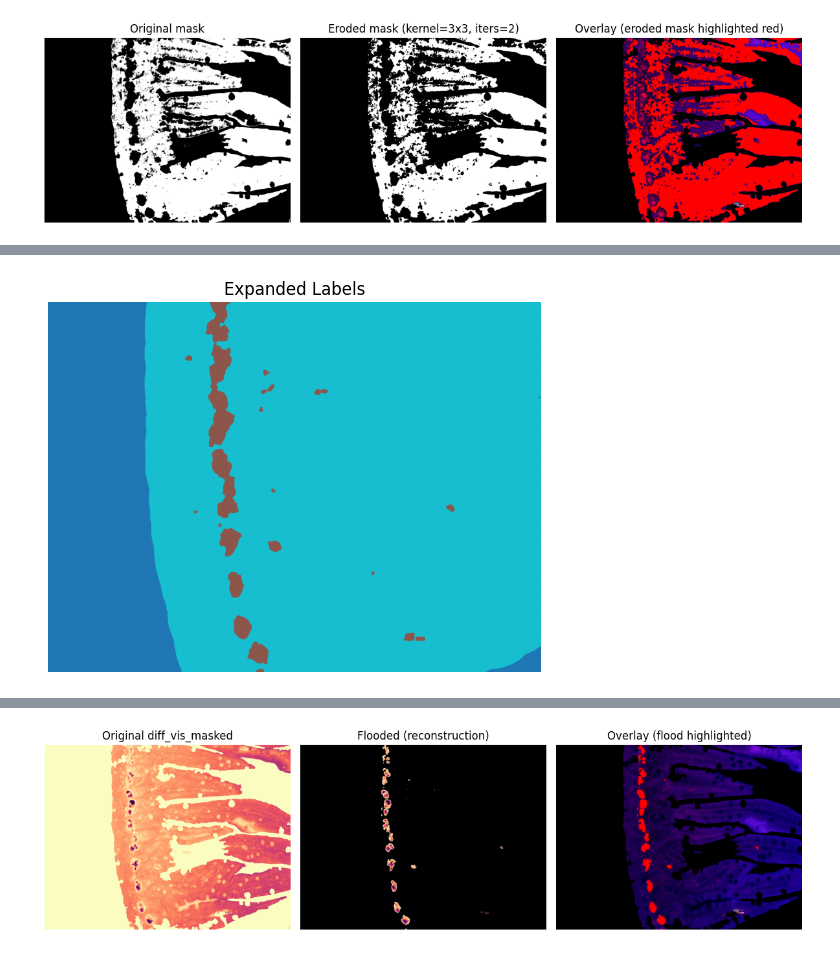
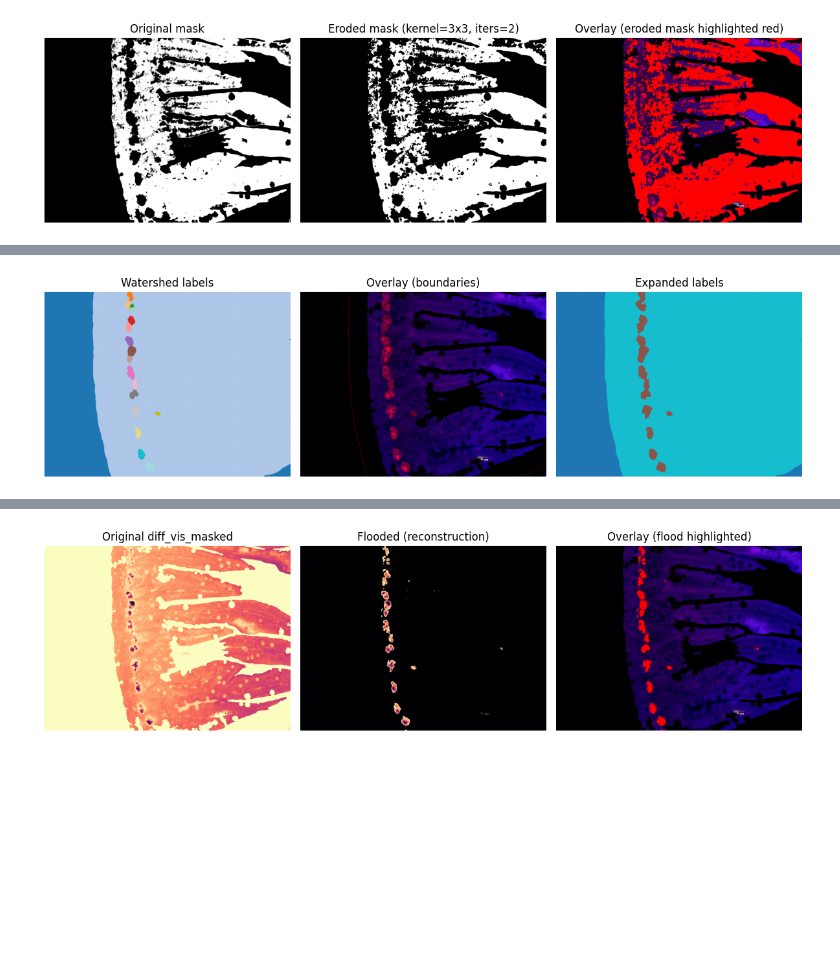
Before and after one commit to pbert5/lysozyme-stain-quantification, a Jupyter notebook: component development/rebuild.ipynb, the cells around one changed output, grey strips where cells are left out. Cells and saved outputs as stored; diff of their text form; code cells hidden in the pictures; blank space fills up the shorter version.

Commit message:
got a real good blob seperation, but turns out it would jsut be optimal to just take the expanded labels straight

```diff
--- a/component development/rebuild.ipynb
+++ b/component development/rebuild.ipynb
@@ -209,7 +209,10 @@ plt.show()
 [figure]
 # %%
 # show difference between recon_e_red_u8 and the original red channel (red_ch)
+from skimage import morphology
+footprint=np.ones((9, 9))
 diff_r =  red_ch.astype(int) > recon_e_red_u8.astype(int)
+diff_r = morphology.remove_small_objects(morphology.binary_erosion(diff_r, footprint=np.ones((3, 3))), min_size=100)
 
 print(f"diff stats: min={diff_r.min()}, max={diff_r.max()}, mean={diff_r.mean():.2f}")
 
@@ -319,59 +322,51 @@ plt.show()
 # %%
-from skimage.segmentation import expand_labels
-from skimage.segmentation import watershed, find_boundaries
-from scipy.ndimage import label as ndi_label
-# expand combined_labels
+import numpy as np
+from skimage.segmentation import expand_labels, watershed, find_boundaries
+from scipy.ndimage import label as ndi_label, distance_transform_edt
+
+# --- helpers ---
+def minmax01(x, eps=1e-12):
+    x = x.astype(float, copy=False)
+    lo = np.min(x)
+    hi = np.max(x)
+    return (x - lo) / max(hi - lo, eps)
+
+# expand combined labels (0=bg, 1=classA, 2=classB e.g.)
 expanded_labels = expand_labels(combined_labels, distance=100)
-plt.imshow(expanded_labels, cmap="tab10")
-plt.title("Expanded Labels")
-plt.axis("off")
-plt.show()
-# ensure we have integer markers (use existing labeled_diff_r if it contains markers)
-labeled_diff_r, n_labels = ndi_label(diff_r != 0)
 
-if np.max(labeled_diff_r) > 0:
-    markers = labeled_diff_r.copy()
-else:
-    markers, _ = ndi_label(diff_r)
+# markers from diff_r (0 = not a marker)
+labeled_diff_r, _ = ndi_label(diff_r != 0)
 
-# restrict watershed to expanded regions (non-zero)
-mask_ws = expanded_labels == 1
+# --- build 'reworked' markers ---
+reworked = np.zeros_like(expanded_labels, dtype=np.int32)
 
-# run watershed on the elevation (float) using the markers and mask
-elevation = 1-distance_transform_edt(expanded_labels==1)   # distance to nearest zero pixel (background)
+# 1) put the whole expanded_labels==2 region into marker "1"
+reworked[expanded_labels == 2] = 1
 
-ws_labels = watershed(elevation.astype(np.float32), markers=markers, mask=mask_ws)
+# 2) for everywhere else, copy nonzero labels from labeled_diff_r, offset by +1
+mask = (expanded_labels != 2) & (labeled_diff_r != 0)
+reworked[mask] = labeled_diff_r[mask] + 1     # <-- same mask on both sides
 
-# quick stats
-uniq_ws = np.unique(ws_labels)
-print(f"watershed labels: {len(uniq_ws) - (1 if 0 in uniq_ws else 0)} regions (0 is background)")
+# --- watershed only inside expanded regions ---
+mask_ws = expanded_labels > 0
 
-# visualize: label map and overlay boundaries on the RGB display
-plt.imshow(elevation)
-plt.axis("off")
-plt.show()
+# elevation: attract to class 2, repel from class 1 (tweak as needed)
+elevation = (
+    minmax01(distance_transform_edt(combined_labels == 2))
+    - minmax01(distance_transform_edt(combined_labels == 1))
+)
 
+ws_labels = watershed(elevation, markers=reworked, mask=mask_ws)
+
+# --- quick viz ---
 b = find_boundaries(ws_labels, mode="inner")
 overlay_ws = disp.copy()
 overlay_ws[b] = [255, 0, 0]
 
 plt.figure(figsize=(12, 4))
-plt.subplot(1, 3, 1)
-plt.imshow(ws_labels, cmap="tab20")
-plt.title("Watershed labels")
-plt.axis("off")
-
-plt.subplot(1, 3, 2)
-plt.imshow(overlay_ws)
-plt.title("Overlay (watershed boundaries)")
-plt.axis("off")
-
-plt.subplot(1, 3, 3)
-plt.imshow(expanded_labels, cmap="tab10")
-plt.title("Expanded labels (mask)")
-plt.axis("off")
-
-plt.tight_layout()
-plt.show()
+plt.subplot(1, 3, 1); plt.imshow(ws_labels, cmap="tab20"); plt.title("Watershed labels"); plt.axis("off")
+plt.subplot(1, 3, 2); plt.imshow(overlay_ws);              plt.title("Overlay (boundaries)"); plt.axis("off")
+plt.subplot(1, 3, 3); plt.imshow(expanded_labels, cmap="tab10"); plt.title("Expanded labels"); plt.axis("off")
+plt.tight_layout(); plt.show()
 # %% [output]
-[figure, old version]
+[figure, new version]
```
Also changed, not shown: parts of 3 cells of this notebook.
